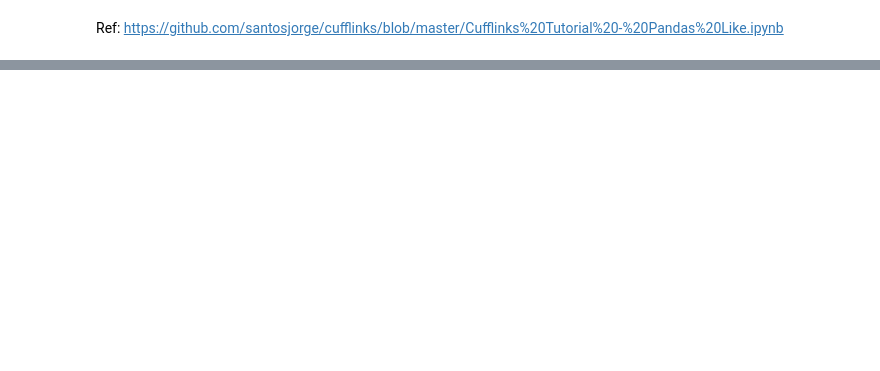
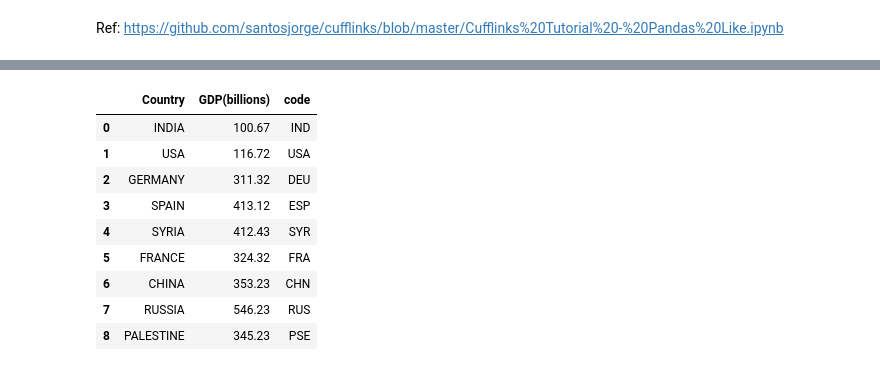
Before and after one commit to ahsankamal/Python-and-Data-Science-notebooks, a Jupyter notebook: Plotly_and_Cufflinks.ipynb, the cells around one changed output, grey strips where cells are left out. Drawn from its saved outputs; the diff is of its cells as text; code cells hidden in the pictures; blank space fills up the shorter version.

Commit message:
interactive data visualization of common plots and choropleth maps

```diff
--- a/Plotly_and_Cufflinks.ipynb
+++ b/Plotly_and_Cufflinks.ipynb
@@ -93,0 +116,17 @@ Ref: https://github.com/santosjorge/cufflinks/blob/master/Cufflinks%20Tutorial%2
+# %%
+GDP = pd.DataFrame({"Country":["INDIA","USA","GERMANY","SPAIN","SYRIA","FRANCE","CHINA","RUSSIA","PALESTINE"],
+                    "code":["IND","USA","DEU","ESP","SYR","FRA","CHN","RUS","PSE"],
+                   "GDP(billions)":[100.67,116.72,311.32,413.12,412.43,324.32,353.23,546.23,345.23]})
+# %%
+GDP
+# %% [output]
+|  | Country | GDP(billions) | code |
+| 0 | INDIA | 100.67 | IND |
+| 1 | USA | 116.72 | USA |
+| 2 | GERMANY | 311.32 | DEU |
+| 3 | SPAIN | 413.12 | ESP |
+| 4 | SYRIA | 412.43 | SYR |
+| 5 | FRANCE | 324.32 | FRA |
+| 6 | CHINA | 353.23 | CHN |
+| 7 | RUSSIA | 546.23 | RUS |
+| 8 | PALESTINE | 345.23 | PSE |
```
Also changed, not shown: parts of 12 cells of this notebook.
